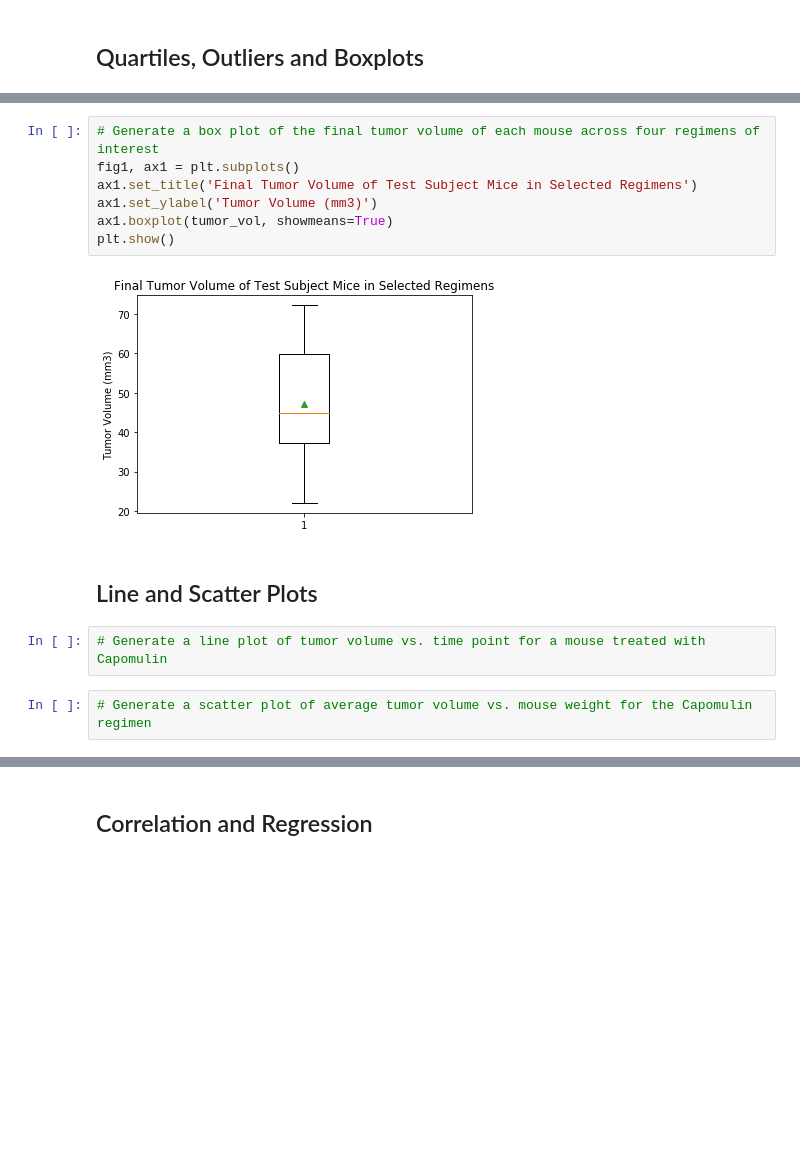
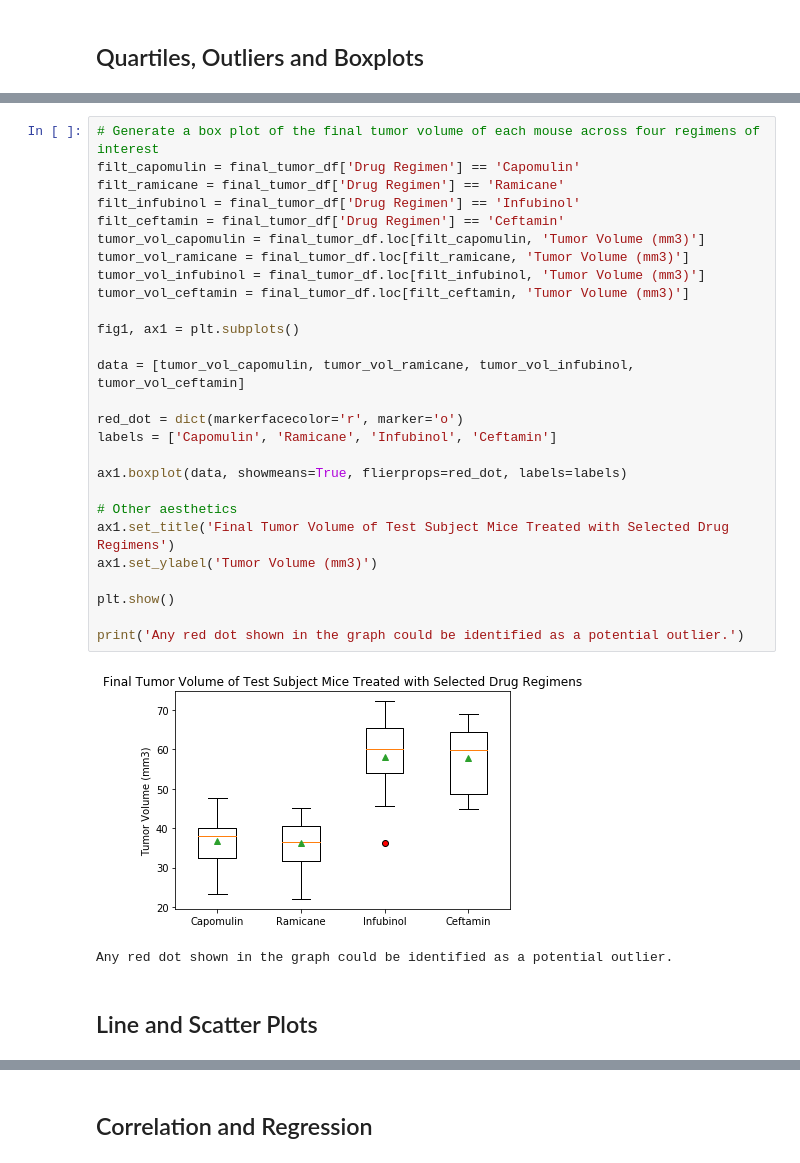
Before and after one commit to ztcnrh/matplotlib-challenge, a Jupyter notebook: pymaceuticals_starter.ipynb, the cells around one changed output, grey strips where cells are left out. Saved outputs shown, nothing was run; the diff lists cells and outputs as text; blank space fills up the shorter version.

```diff
--- a/pymaceuticals_starter.ipynb
+++ b/pymaceuticals_starter.ipynb
@@ -345,18 +336,35 @@ Values above 94.044 could be outliers.
 The biggest tumor volume in this dataset is 72.227.
 The smallest tumor volume in this dataset is 22.05.
 There is no outlier.
-# %%
-# Generate a box plot of the final tumor volume of each mouse across four regimens of interest
-fig1, ax1 = plt.subplots()
-ax1.set_title('Final Tumor Volume of Test Subject Mice in Selected Regimens')
-ax1.set_ylabel('Tumor Volume (mm3)')
-ax1.boxplot(tumor_vol, showmeans=True)
-plt.show()
-# %% [output]
-[figure, removed]
+# %%
+# Generate a box plot of the final tumor volume of each mouse across four regimens of interest
+filt_capomulin = final_tumor_df['Drug Regimen'] == 'Capomulin'
+filt_ramicane = final_tumor_df['Drug Regimen'] == 'Ramicane'
+filt_infubinol = final_tumor_df['Drug Regimen'] == 'Infubinol'
+filt_ceftamin = final_tumor_df['Drug Regimen'] == 'Ceftamin'
+tumor_vol_capomulin = final_tumor_df.loc[filt_capomulin, 'Tumor Volume (mm3)']
+tumor_vol_ramicane = final_tumor_df.loc[filt_ramicane, 'Tumor Volume (mm3)']
+tumor_vol_infubinol = final_tumor_df.loc[filt_infubinol, 'Tumor Volume (mm3)']
+tumor_vol_ceftamin = final_tumor_df.loc[filt_ceftamin, 'Tumor Volume (mm3)']
+
+fig1, ax1 = plt.subplots()
+
+data = [tumor_vol_capomulin, tumor_vol_ramicane, tumor_vol_infubinol, tumor_vol_ceftamin]
+
+red_dot = dict(markerfacecolor='r', marker='o')
+labels = ['Capomulin', 'Ramicane', 'Infubinol', 'Ceftamin']
+
+ax1.boxplot(data, showmeans=True, flierprops=red_dot, labels=labels)
+
+# Other aesthetics
+ax1.set_title('Final Tumor Volume of Test Subject Mice Treated with Selected Drug Regimens')
+ax1.set_ylabel('Tumor Volume (mm3)')
+
+plt.show()
+
+print('Any red dot shown in the graph could be identified as a potential outlier.')
+# %% [output]
+[figure, added]
+Any red dot shown in the graph could be identified as a potential outlier.
 # %% [markdown]
 ## Line and Scatter Plots
-# %%
-# Generate a line plot of tumor volume vs. time point for a mouse treated with Capomulin
-# %%
-# Generate a scatter plot of average tumor volume vs. mouse weight for the Capomulin regimen
```
Also changed, not shown: parts of 12 cells of this notebook.
